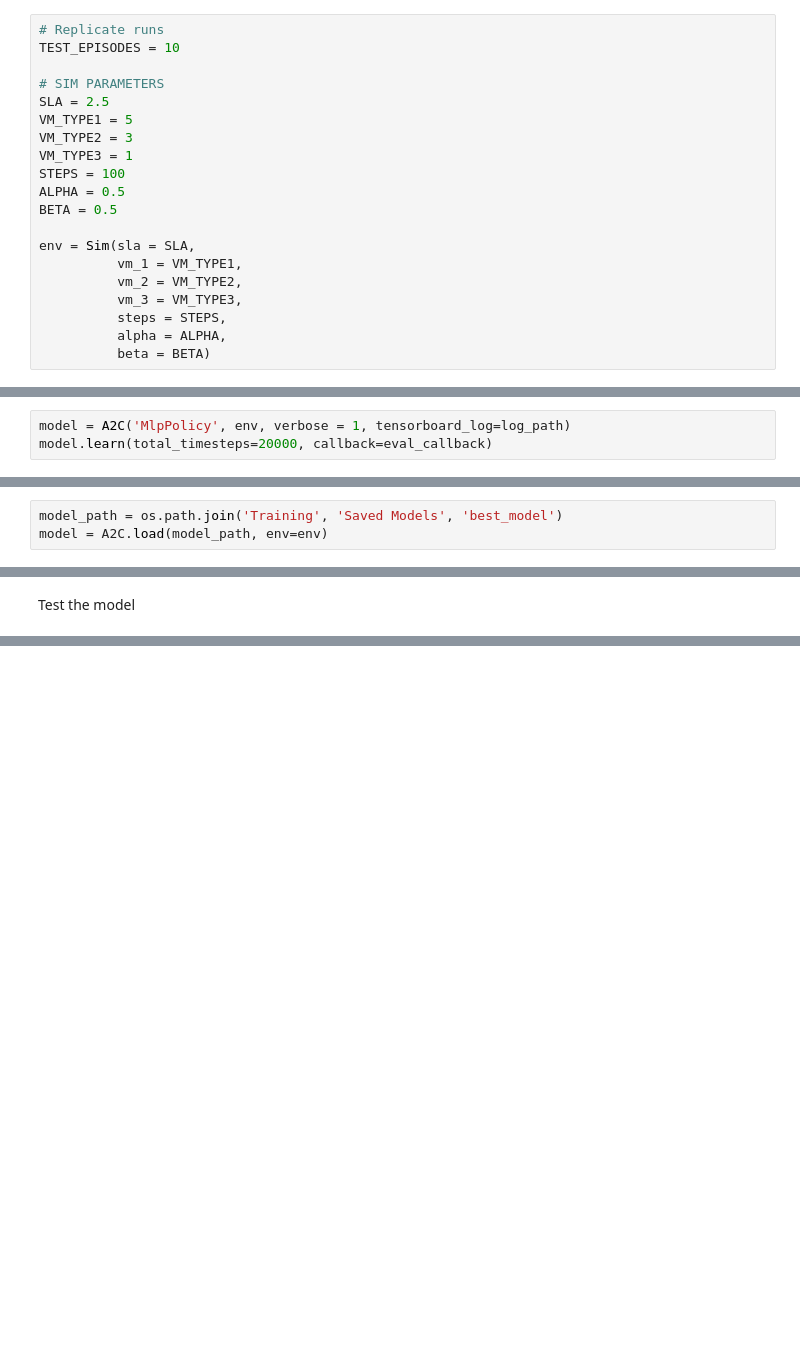
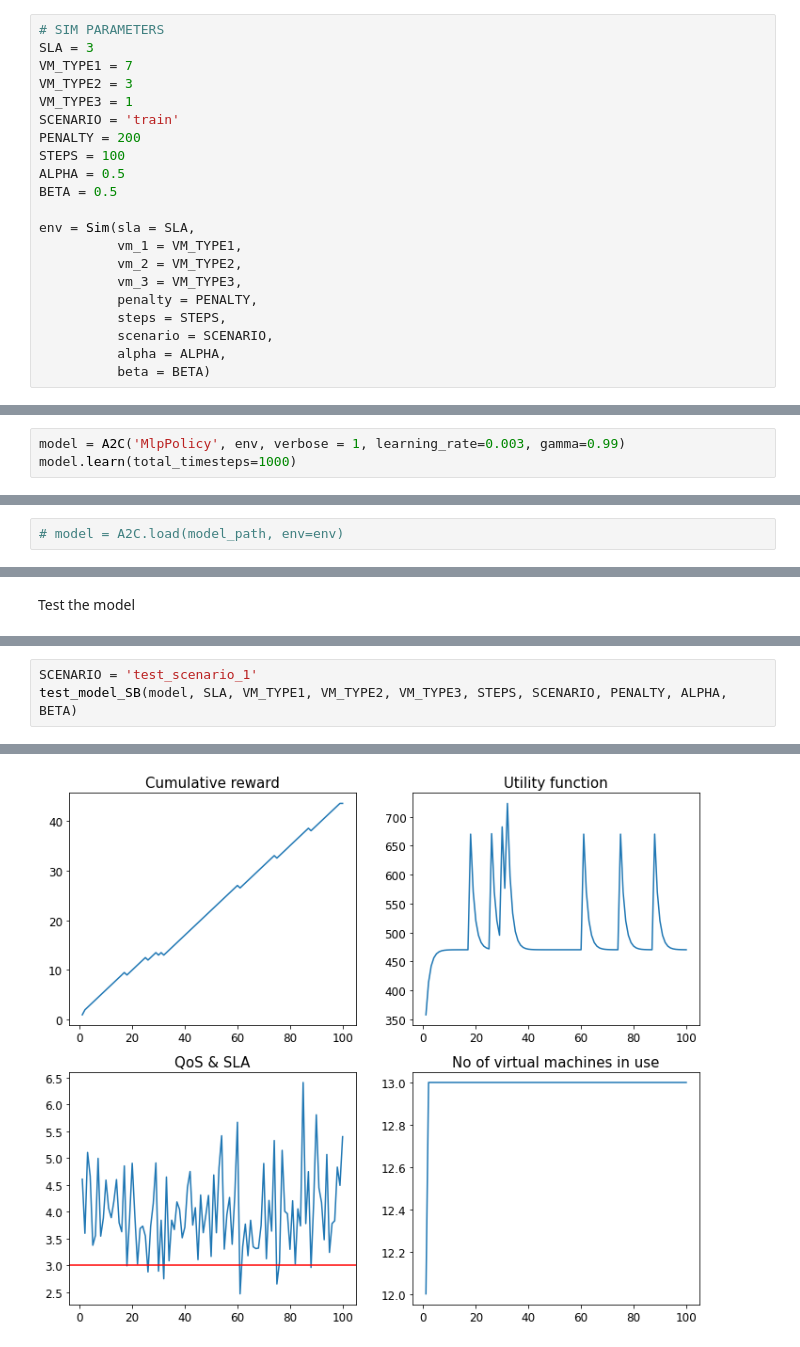
Before and after one commit to dkapczynska/Resource_management_RL, a Jupyter notebook: 02. Adventage Actor-Critic Algorithm.ipynb, the cells around one changed output, grey strips where cells are left out. Drawn from its saved outputs; the diff is of its cells as text; blank space fills up the shorter version.

```diff
--- a/02. Adventage Actor-Critic Algorithm.ipynb
+++ b/02. Adventage Actor-Critic Algorithm.ipynb
@@ -51,14 +44,13 @@ warnings.filterwarnings("ignore")
 # %% [markdown]
 Prepare the enviroment
 # %%
-# Replicate runs
-TEST_EPISODES = 10
-
 # SIM PARAMETERS
-SLA = 2.5
-VM_TYPE1 = 5
+SLA = 3
+VM_TYPE1 = 7
 VM_TYPE2 = 3
 VM_TYPE3 = 1
+SCENARIO = 'train'
+PENALTY = 200
 STEPS = 100
 ALPHA = 0.5
 BETA = 0.5
@@ -67,6 +59,8 @@ env = Sim(sla = SLA,
           vm_1 = VM_TYPE1,
           vm_2 = VM_TYPE2,
           vm_3 = VM_TYPE3,
+          penalty = PENALTY,
           steps = STEPS,
+          scenario = SCENARIO,
           alpha = ALPHA,
           beta = BETA)
@@ -85,8 +67,8 @@ eval_callback = EvalCallback(env,
 # %% [markdown]
 Train the model
 # %%
-model = A2C('MlpPolicy', env, verbose = 1, tensorboard_log=log_path)
-model.learn(total_timesteps=20000, callback=eval_callback)
+model = A2C('MlpPolicy', env, verbose = 1, learning_rate=0.003, gamma=0.99)
+model.learn(total_timesteps=1000)
 # %% [output]
 Using cpu device
 Wrapping the env with a `Monitor` wrapper
@@ -109,3 +94,2 @@ Logging to Training\Logs\A2C_13
 # %%
-model_path = os.path.join('Training', 'Saved Models', 'best_model')
-model = A2C.load(model_path, env=env)
+# model = A2C.load(model_path, env=env)
@@ -185,0 +102,4 @@ Avg no of virtual machines:  15.79
+# %%
+SCENARIO = 'test_scenario_1'
+test_model_SB(model, SLA, VM_TYPE1, VM_TYPE2, VM_TYPE3, STEPS, SCENARIO, PENALTY, ALPHA, BETA)
+# %% [output]
@@ -185,0 +107 @@ Avg no of virtual machines:  15.79
+[figure, added]
```
Also changed, not shown: parts of 15 cells of this notebook.
